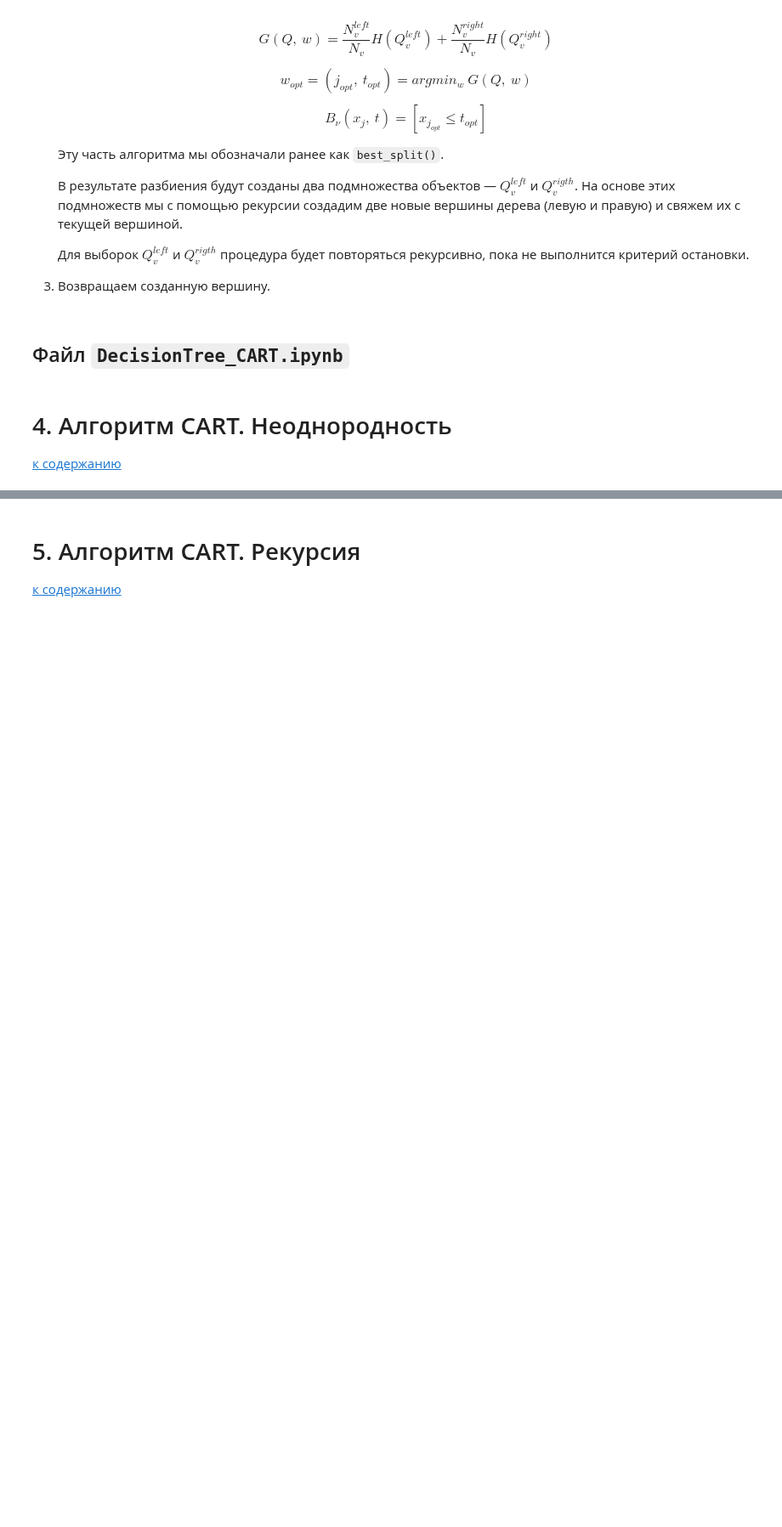
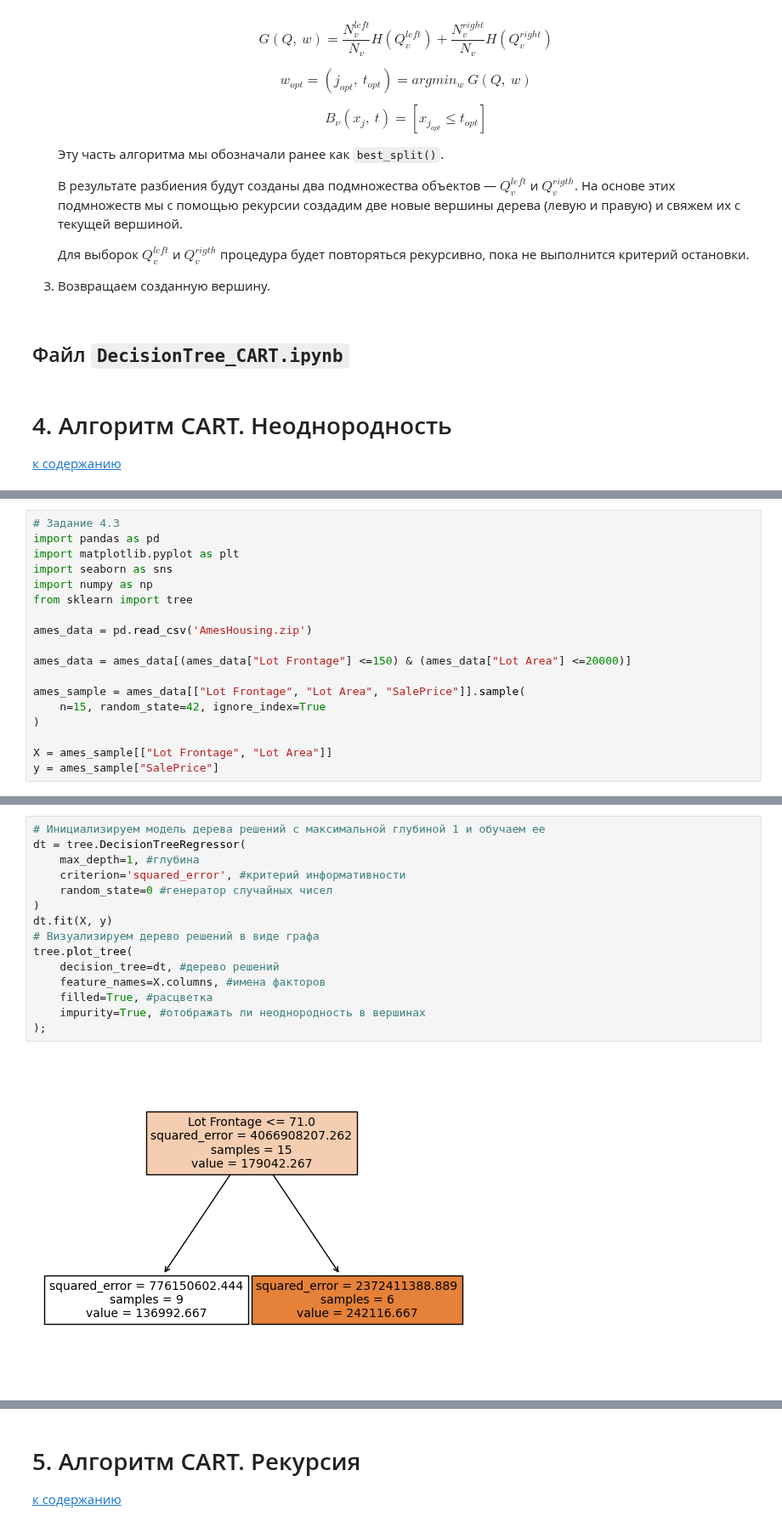
Before and after one commit to hoittoken/Python, a Jupyter notebook: Py/Math&ML/math&ml-8 decision tree/math&ml-8 lecture.ipynb, the cells around one changed output, grey strips where cells are left out. Shown at 85% size. Cells and saved outputs as stored; diff of their text form; blank space fills up the shorter version.

```diff
--- a/Py/Math&ML/math&ml-8 decision tree/math&ml-8 lecture.ipynb
+++ b/Py/Math&ML/math&ml-8 decision tree/math&ml-8 lecture.ipynb
@@ -183,0 +222,18 @@ $B_{\nu }(x_j,\ t)\ =\ [x_j\le t]$
+# %%
+# Задание 4.3
+import pandas as pd
+import matplotlib.pyplot as plt
+import seaborn as sns
+import numpy as np
+from sklearn import tree
+
+ames_data = pd.read_csv('AmesHousing.zip')
+
+ames_data = ames_data[(ames_data["Lot Frontage"] <=150) & (ames_data["Lot Area"] <=20000)]
+
+ames_sample = ames_data[["Lot Frontage", "Lot Area", "SalePrice"]].sample(
+    n=15, random_state=42, ignore_index=True
+)
+
+X = ames_sample[["Lot Frontage", "Lot Area"]]
+y = ames_sample["SalePrice"]
@@ -183,0 +286,17 @@ $B_{\nu }(x_j,\ t)\ =\ [x_j\le t]$
+# %%
+# Инициализируем модель дерева решений с максимальной глубиной 1 и обучаем ее
+dt = tree.DecisionTreeRegressor(
+    max_depth=1, #глубина
+    criterion='squared_error', #критерий информативности
+    random_state=0 #генератор случайных чисел
+)
+dt.fit(X, y)
+# Визуализируем дерево решений в виде графа
+tree.plot_tree(
+    decision_tree=dt, #дерево решений
+    feature_names=X.columns, #имена факторов
+    filled=True, #расцветка
+    impurity=True, #отображать ли неоднородность в вершинах
+);
+# %% [output]
+[figure, added]
```
Also changed, not shown: parts of 36 cells of this notebook, 10 other files.
